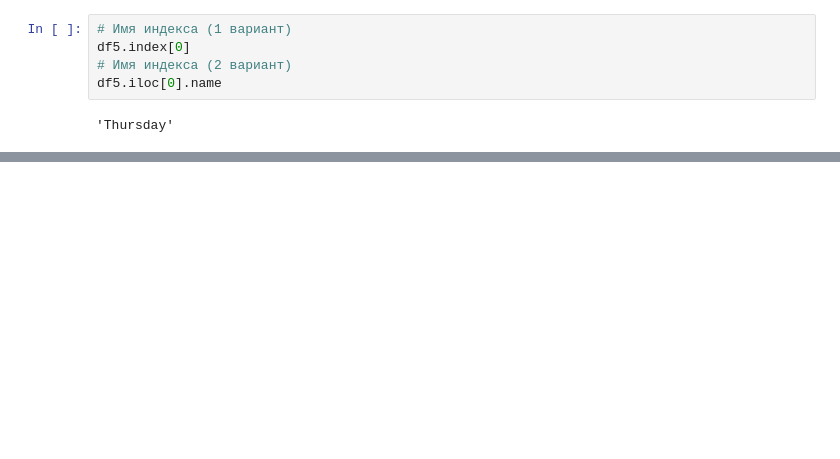
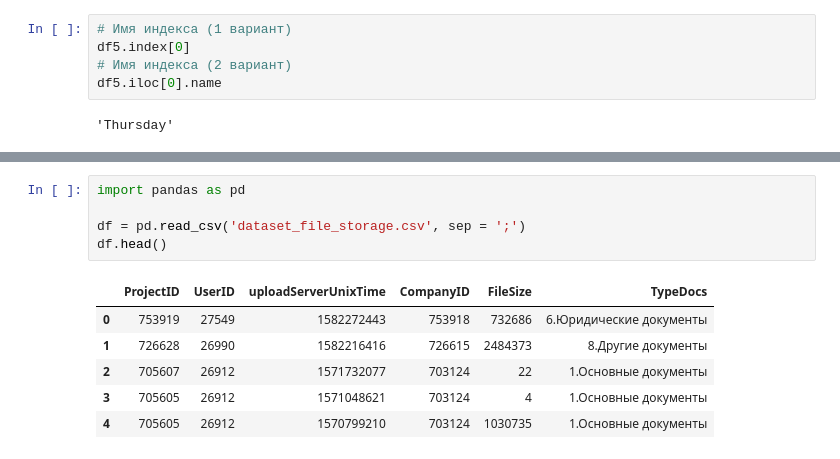
Before and after one commit to NikitaKozlov3412/MyProjectsAndGames, a Jupyter notebook: Stepik_lesson_6_9 Группировка таблиц Pandas DataFrame.ipynb, the cells around one changed output, grey strips where cells are left out. Saved outputs shown, nothing was run; the diff lists cells and outputs as text; blank space fills up the shorter version.

```diff
--- a/Stepik_lesson_6_9 Группировка таблиц Pandas DataFrame.ipynb
+++ b/Stepik_lesson_6_9 Группировка таблиц Pandas DataFrame.ipynb
@@ -783,0 +908,12 @@ df5.iloc[0].name
+# %%
+import pandas as pd
+
+df = pd.read_csv('dataset_file_storage.csv', sep = ';')
+df.head()
+# %% [output]
+|  | ProjectID | UserID | uploadServerUnixTime | CompanyID | FileSize | TypeDocs |
+| 0 | 753919 | 27549 | 1582272443 | 753918 | 732686 | 6.Юридические документы |
+| 1 | 726628 | 26990 | 1582216416 | 726615 | 2484373 | 8.Другие документы |
+| 2 | 705607 | 26912 | 1571732077 | 703124 | 22 | 1.Основные документы |
+| 3 | 705605 | 26912 | 1571048621 | 703124 | 4 | 1.Основные документы |
+| 4 | 705605 | 26912 | 1570799210 | 703124 | 1030735 | 1.Основные документы |
```
Also changed, not shown: parts of 13 cells of this notebook.
